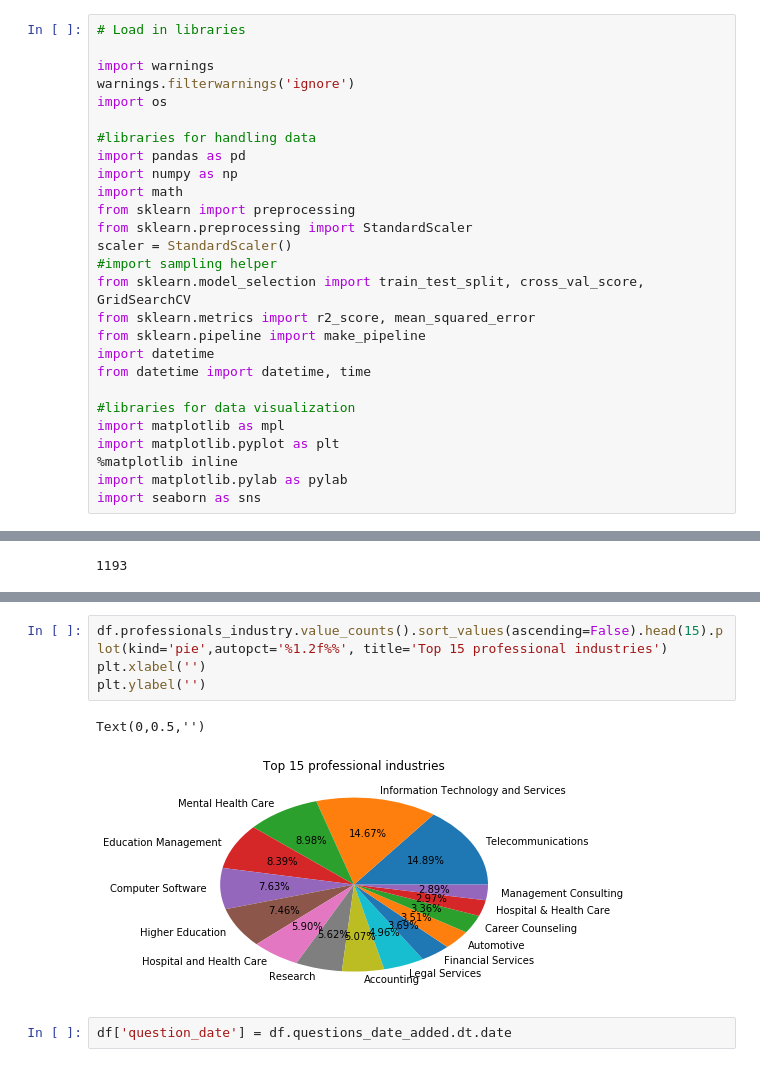
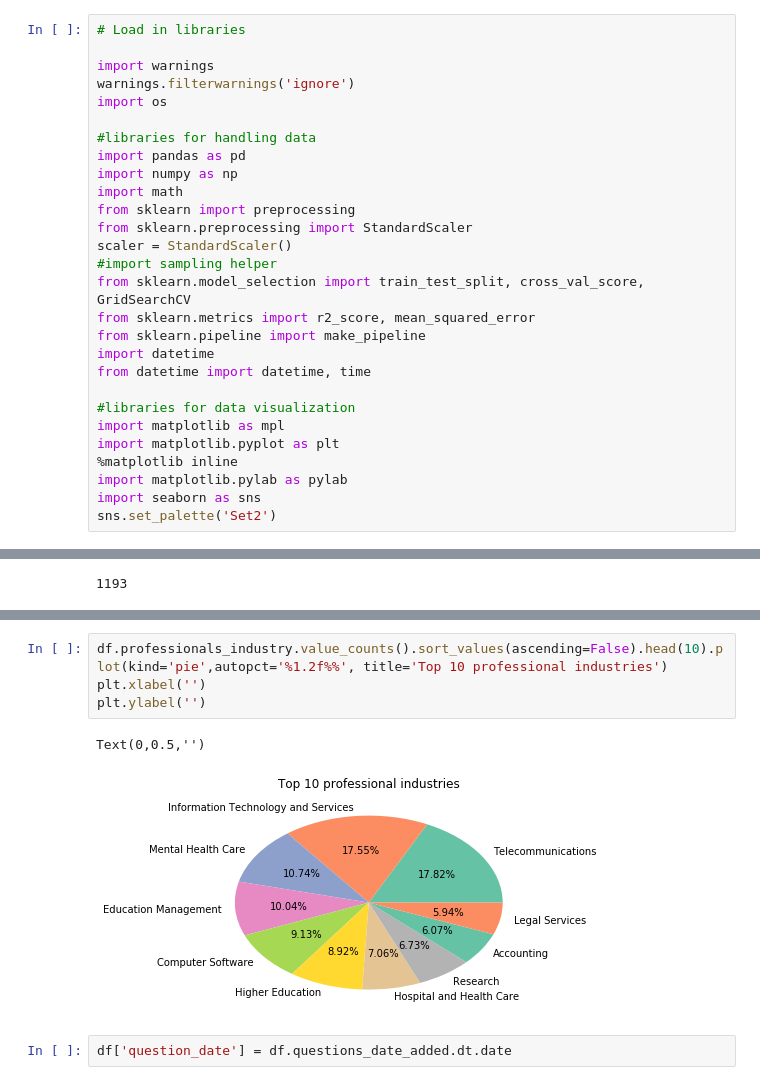
Before and after one commit to reejungkim/Kaggle---CareerVillage, a Jupyter notebook: Kaggle - CareerVillage.ipynb, the cells around one changed output, grey strips where cells are left out. Drawn from its saved outputs; the diff is of its cells as text.

```diff
--- a/Kaggle - CareerVillage.ipynb
+++ b/Kaggle - CareerVillage.ipynb
@@ -25,6 +25,7 @@ import matplotlib.pyplot as plt
 %matplotlib inline
 import matplotlib.pylab as pylab
 import seaborn as sns
+sns.set_palette('Set2')
 # %%
 data_folder = 'C:/Users/reejung/Documents/GitHub/Kaggle - careerVillage'
 # %%
@@ -387,10 +413,10 @@ df.professionals_industry.nunique()
 # %%
-df.professionals_industry.value_counts().sort_values(ascending=False).head(15).plot(kind='pie',autopct='%1.2f%%', title='Top 15 professional industries')
+df.professionals_industry.value_counts().sort_values(ascending=False).head(10).plot(kind='pie',autopct='%1.2f%%', title='Top 10 professional industries')
 plt.xlabel('')
 plt.ylabel('')
 # %% [output]
 Text(0,0.5,'')
-[figure, old version]
+[figure, new version]
 # %%
 df['question_date'] = df.questions_date_added.dt.date
 # %%
```
Also changed, not shown: parts of 20 cells of this notebook.
